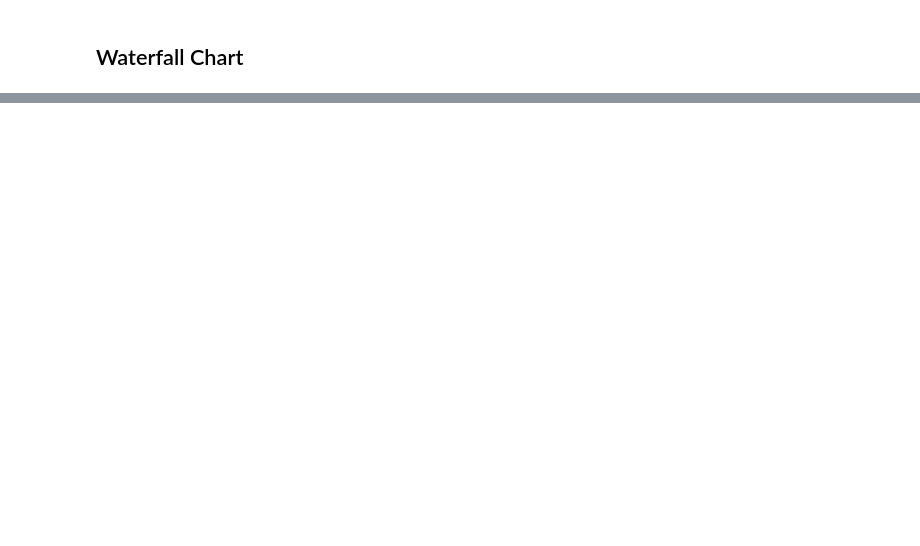
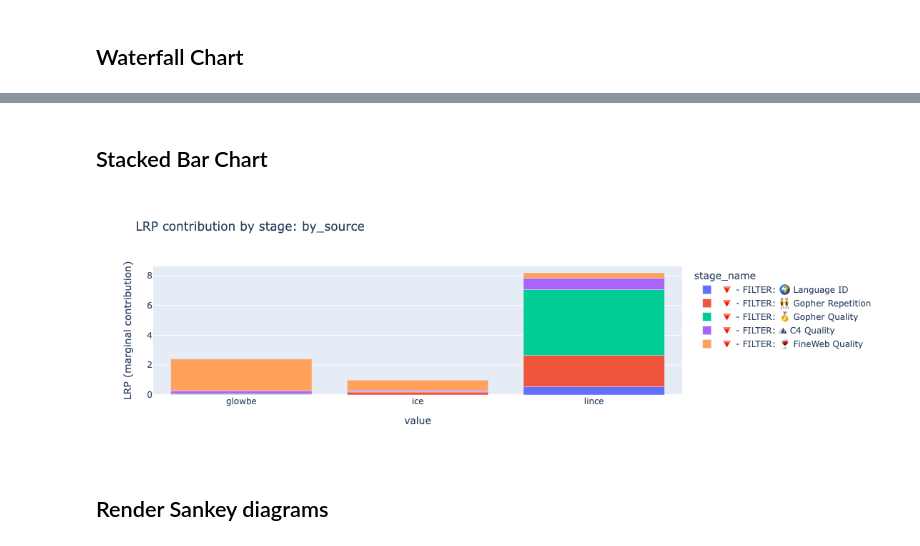
Before and after one commit to jessicacwang/pretraining-quality-mobility, a Jupyter notebook: eval/filter_audit.ipynb, the cells around one changed output, grey strips where cells are left out. Drawn from its saved outputs; the diff is of its cells as text; code cells hidden in the pictures; blank space fills up the shorter version.

```diff
--- a/eval/filter_audit.ipynb
+++ b/eval/filter_audit.ipynb
@@ -260,0 +260,17 @@ render_retention_line(subset).show()
+# %% [markdown]
+## Stacked Bar Chart
+# %%
+def render_lrp_contribution(subset_key):
+    df = series[subset_key]
+    fig = px.bar(
+        df, x="value", y="lrp", color="stage_name",
+        title=f"LRP contribution by stage: {subset_key}",
+        labels={"lrp": "LRP (marginal contribution)"}
+    )
+    return fig
+
+render_lrp_contribution("by_source")
+# %% [output]
+[figure, new version]
+# %% [markdown]
+## Render Sankey diagrams
```
Also changed, not shown: parts of 25 cells of this notebook.
